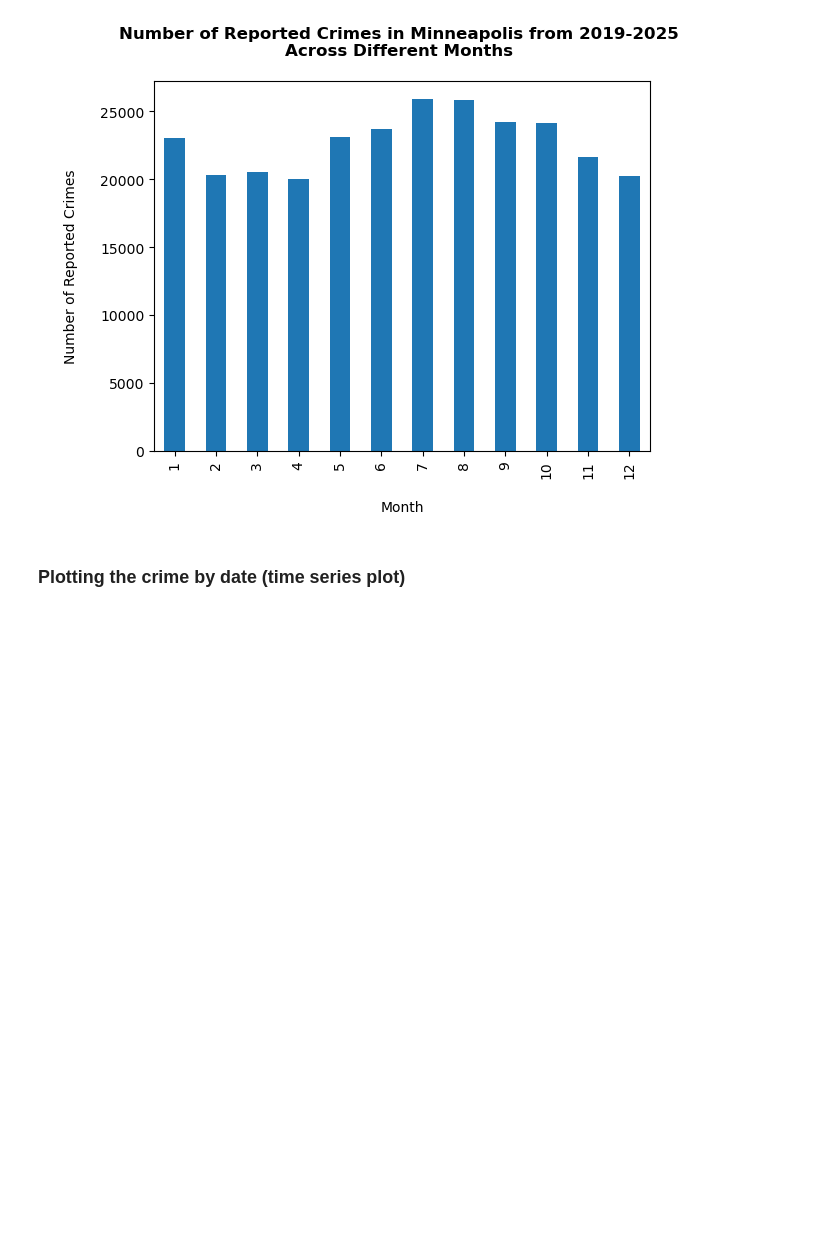
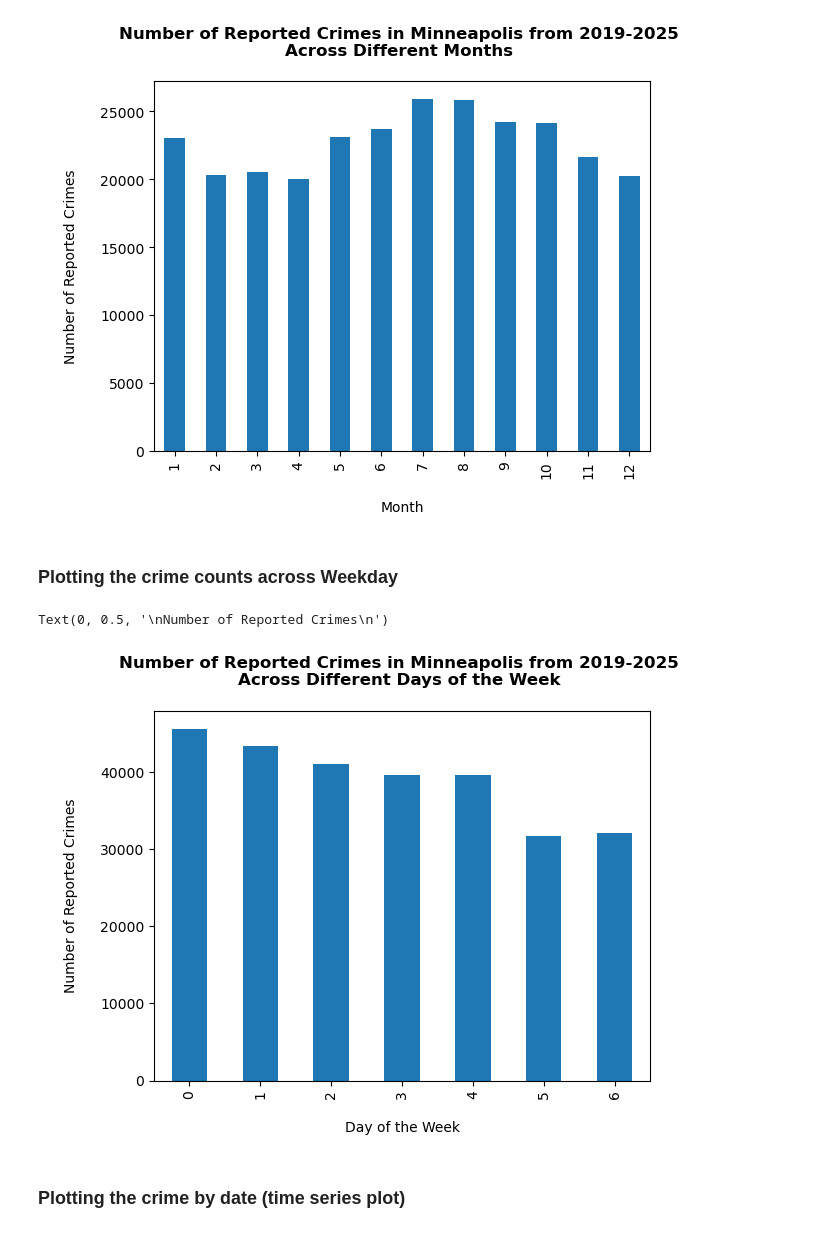
Before and after one commit to Hajar0Ahmed/Time-Series-Crime-Forecasting-Minneapolis, a Jupyter notebook: notebooks/explore_data.ipynb, the cells around one changed output. Drawn from its saved outputs; the diff is of its cells as text; code cells hidden in the pictures; blank space fills up the shorter version.

Commit message:
weekday dist

```diff
--- a/notebooks/explore_data.ipynb
+++ b/notebooks/explore_data.ipynb
@@ -68,6 +68,16 @@ ax.set_ylabel("\nNumber of Reported Crimes\n")
 # %% [output]
 Text(0, 0.5, '\nNumber of Reported Crimes\n')
 [figure]
+# %% [markdown]
+### Plotting the crime counts across Weekday
+# %%
+ax=df.groupby('WeekDay')['Crime_Count'].sum().plot(kind='bar')
+ax.set_title("Number of Reported Crimes in Minneapolis from 2019-2025 \nAcross Different Days of the Week \n",weight='bold')
+ax.set_xlabel("\nDay of the Week")
+ax.set_ylabel("\nNumber of Reported Crimes\n")
+# %% [output]
+Text(0, 0.5, '\nNumber of Reported Crimes\n')
+[figure, added]
 # %% [markdown]
 ### Plotting the crime by date  (time series plot)
 # %%
```
Also changed, not shown: parts of 1 cell of this notebook.
